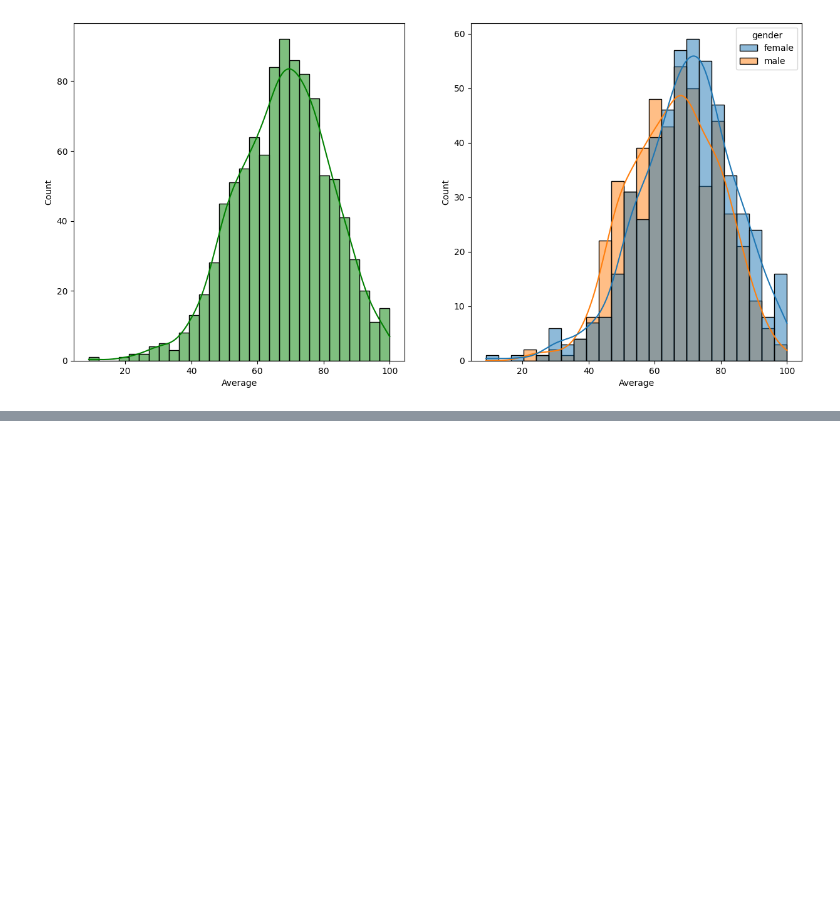
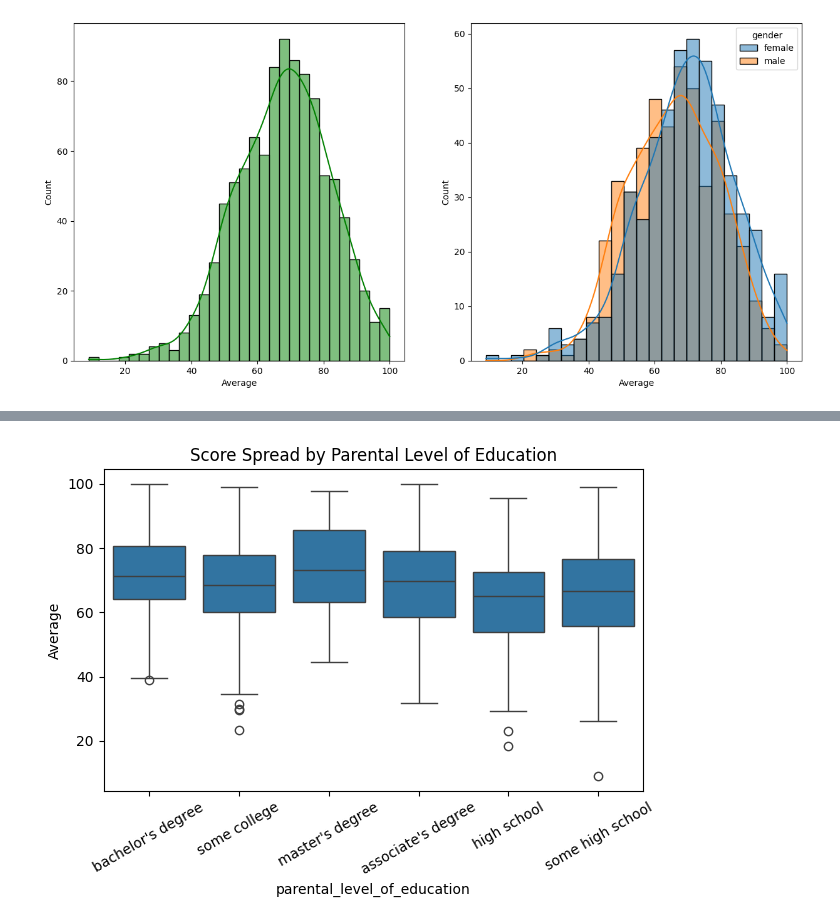
Before and after one commit to harshadarayate/DataScience, a Jupyter notebook: notebook/Eda-Student-Dataset.ipynb, the cells around one changed output, grey strips where cells are left out. Drawn from its saved outputs; the diff is of its cells as text; code cells hidden in the pictures; blank space fills up the shorter version.

```diff
--- a/notebook/Eda-Student-Dataset.ipynb
+++ b/notebook/Eda-Student-Dataset.ipynb
@@ -339,0 +380,8 @@ plt.show()
+# %%
+sns.boxplot(data=df, x='parental_level_of_education', y='Average')
+plt.title("Score Spread by Parental Level of Education")
+plt.xticks(rotation=30)  # Rotate x-axis labels for readability
+plt.tight_layout()       # Optional: adjusts subplot params for better fit
+plt.show()
+# %% [output]
+[figure, added]
```
Also changed, not shown: parts of 18 cells of this notebook, 1 other file.
